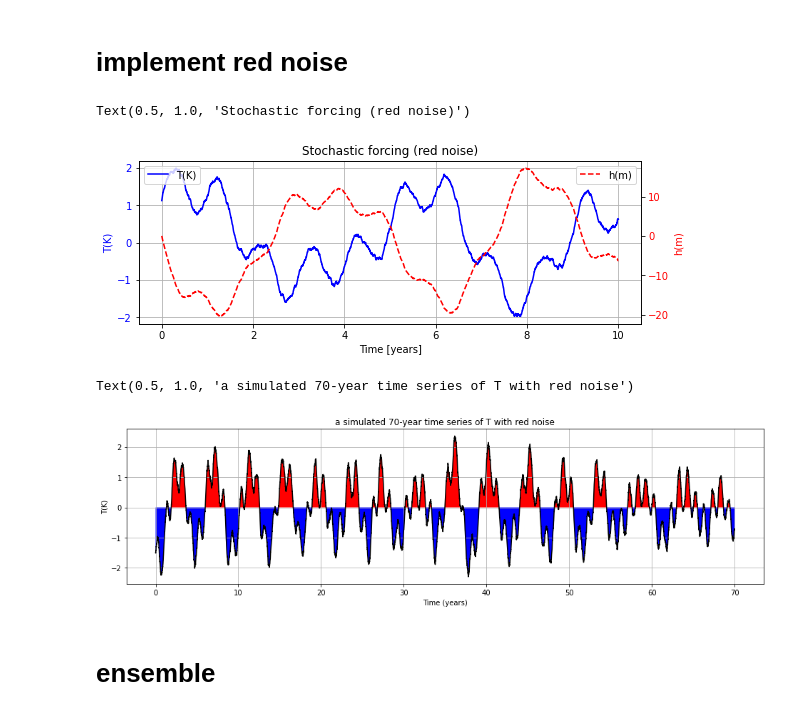
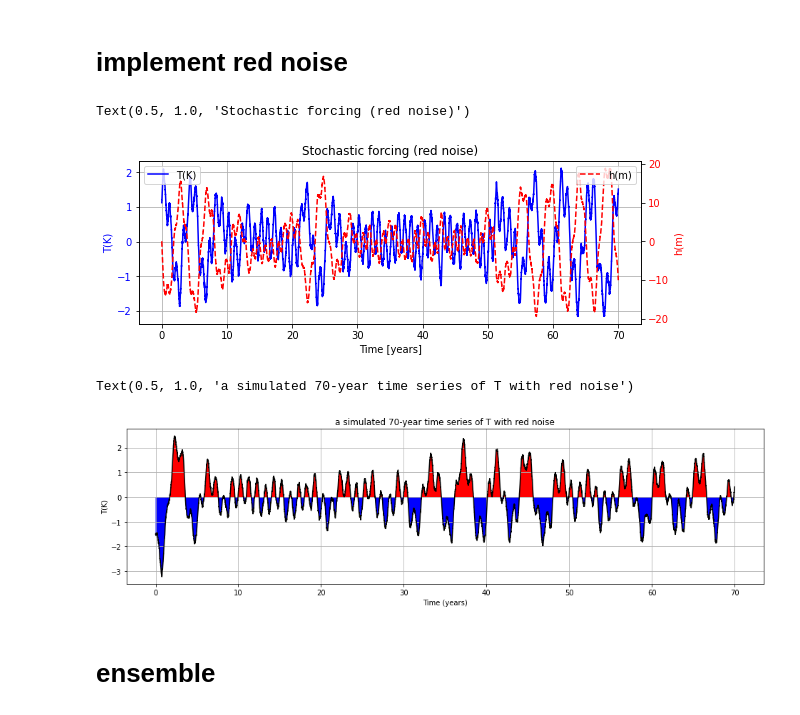
Before and after one commit to oceanography-rookie/THE_LAST_SOAC, a Jupyter notebook: THE_LAST_SOAC.ipynb, the cells around one changed output. Cells and saved outputs as stored; diff of their text form; code cells hidden in the pictures.

```diff
--- a/THE_LAST_SOAC.ipynb
+++ b/THE_LAST_SOAC.ipynb
@@ -314,15 +319,15 @@ Text(0.5, 1.0, 'a simulated 70-year time series of T with white noise')
 # %%
 
 
-mu = 0.75
+mu = 0.7
 b=b0*mu
 R=gama * b - c
-epsilon = 0.6
+epsilon = 0.1
 f_ann = 0.1
 f_ran = 0.2
 
 # time parameters
-time =120*30/60  #total time 120 months non-dimensionalise by 2 months
+time =120*7*30/60  #total time 120 months non-dimensionalise by 2 months
 dt = 1/60 # time step 1 day and also non-dimensionalise by 2 months(60 days)
 n = int(time/dt)
 
@@ -332,15 +337,14 @@ tau=12*30/60 # 12 months.  must divide this by 2 months to non-dimensional
 T_arr, h_arr =[],[]
 
 #white noise
-r=0.33#correlation coefficient
+r=0.34#correlation coefficient
 s = np.sqrt(1 - r**2)
-
 w=np.zeros(n)
 w[0]=(2*random.random()-1)
 
 for i in range(1,n):
-    w[i]=(r*w[i-1]+ s*(2*random.random()-1))
-    xi = f_ann*np.cos(2*np.pi*(i+1)/tau/60) + f_ran*w[i] #  x(j+1) = r*x(j) + s*w(j+1);
+    w[i]=(r*w[i-1]+ (2*random.random()-1))#  x(j+1) = r*x(j) + s*w(j+1);
+    xi = f_ann * np.cos(2*np.pi * (i+1) /60/tau) + f_ran*w[i] #f_ann*np.cos(2*np.pi*(i+1)/tau/60)
     T_arr.append(T)
     h_arr.append(h)
     T,h = rungeKutta(T,h)
@@ -364,7 +368,7 @@ ax.grid()
 plt.title("Stochastic forcing (red noise)")
 # %% [output]
 Text(0.5, 1.0, 'Stochastic forcing (red noise)')
-[figure, old version]
+[figure, new version]
 # %%
 fig= plt.figure(figsize=(16,4))
 time =120*7*30/60
@@ -373,39 +377,39 @@ xlim = np.linspace(0,time,n-1)
 
 T=-1.5/7.5
 h=h0
-mu=0.75
+mu=0.7
 b=b0*mu
 R=gama * b - c
-epsilon=0.6
+epsilon=0.1
 f_ann=0.1
 f_ran=0.2
-tao=12*30/60 # 12 months.  must divide this by 2 months to non-dimensional
+tau=12*30/60 # 12 months.  must divide this by 2 months to non-dimensional
 T_arr, h_arr =[],[]
 r=0.33#correlation coefficient
 s = np.sqrt(1 - r**2)
 w=np.zeros(n)
 w[0]=(2*random.random()-1)
 
 for i in range(1,n):
     w[i]=(r*w[i-1]+ s*(2*random.random()-1))
-    xi = f_ann*np.cos(2*np.pi*(i+1)/tau/60) + f_ran*w[i]
+    xi = f_ann*np.cos(2*np.pi*(i+1)/tau/60) + f_ran*w[i]  # red noise
     T_arr.append(T)
     h_arr.append(h)
     T,h = rungeKutta(T,h)
 
 plt.plot(xlim*2/12, np.array(T_arr)*7.5, label="T(K)",color='k')
 x=xlim*2/12
 y2=np.array(T_arr)*7.5
 y1=0*y2
 plt.fill_between(x, y1, y2, where=y2 >= y1, facecolor='red', interpolate=True)
 plt.fill_between(x, y1, y2, where=y2 <= y1, facecolor='blue', interpolate=True)
 #plt.plot(xlim*2/12, np.array(h_arr)*15,'--',color="red",label="h$_w$(10m)")
 plt.grid()
 plt.xlabel("Time (years)")
 plt.ylabel("T(K)")
 plt.title("a simulated 70-year time series of T with red noise")
 # %% [output]
 Text(0.5, 1.0, 'a simulated 70-year time series of T with red noise')
-[figure, old version]
+[figure, new version]
 # %% [markdown]
 # ensemble
```
Also changed, not shown: parts of 12 cells of this notebook, 3 other files.
